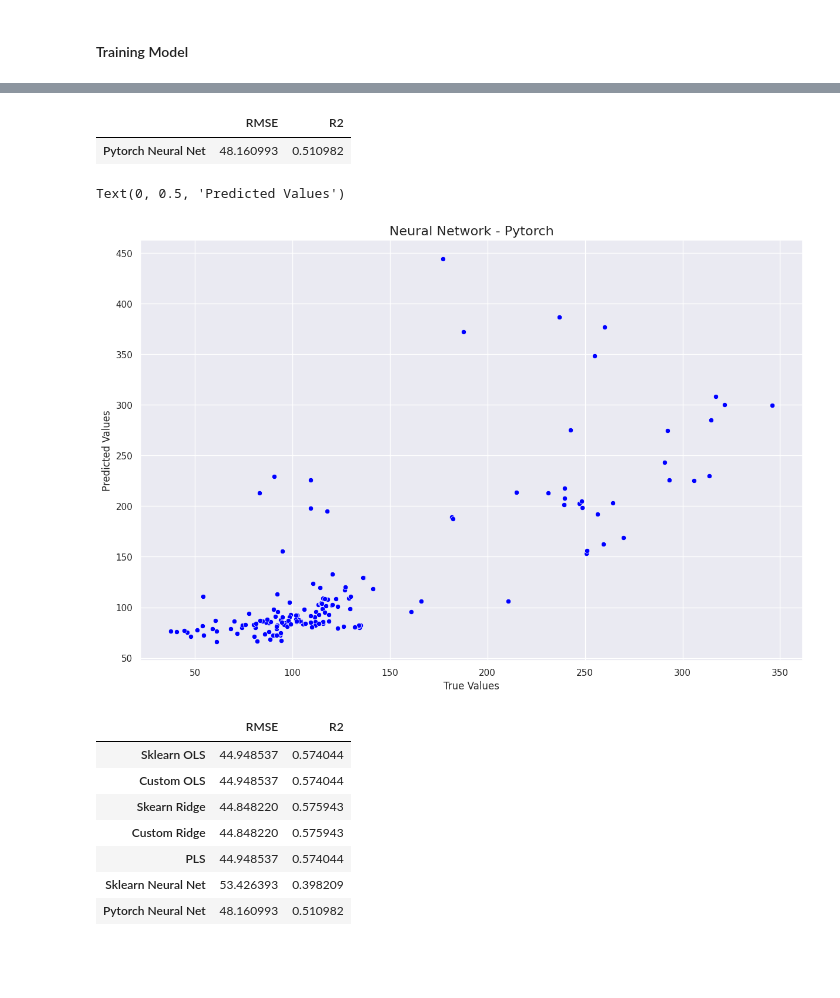
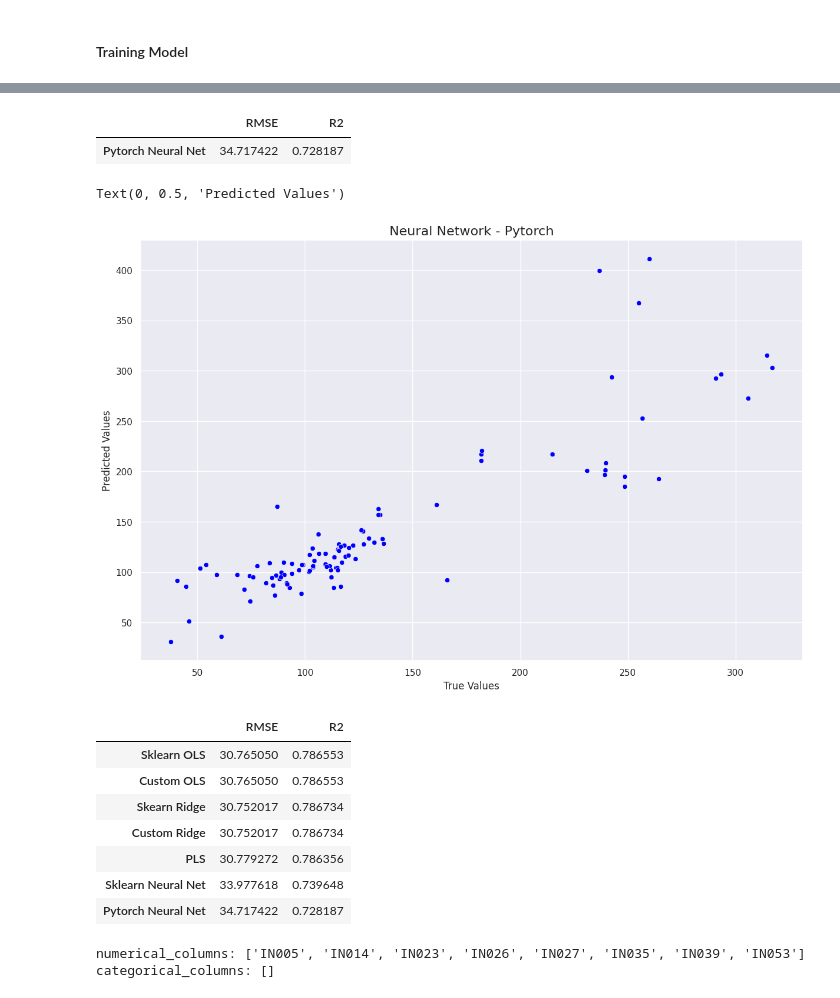
Before and after one commit to rafaelcbpy/Comp_Aplicada_ICA, a Jupyter notebook: notebooks/HW2/regression.ipynb, the cells around one changed output, grey strips where cells are left out. Saved outputs shown, nothing was run; the diff lists cells and outputs as text; code cells hidden in the pictures; blank space fills up the shorter version.

```diff
--- a/notebooks/HW2/regression.ipynb
+++ b/notebooks/HW2/regression.ipynb
@@ -95,9 +95,9 @@ IN063    462
 IN064    463
 dtype: int64
 # %%
-numerical_columns = ['IN017', 'IN025', 'IN053', ]
-categorical_columns = ["tipo_servico"]
-target_col = "IN022"
+numerical_columns = ['IN005', 'IN014', 'IN023', 'IN026', 'IN027', 'IN035', 'IN039', 'IN053']
+categorical_columns = []
+target_col = 'IN022'
 # %%
 df[numerical_columns].isna().sum()
 # %% [output]
@@ -154,7 +159,7 @@ from sklearn.preprocessing import LabelEncoder, MinMaxScaler, OneHotEncoder, Sta
 # %%
 ohe = make_column_transformer(
   (StandardScaler(), numerical_columns),
-  (OneHotEncoder(handle_unknown = 'ignore', sparse_output=False, dtype=float), categorical_columns),
+  (OneHotEncoder(handle_unknown = 'ignore', drop='if_binary',sparse_output=False, dtype=float), categorical_columns),
   remainder='passthrough')
 
 ohe.fit(X_train)
@@ -916,35 +929,40 @@ torch_results = pd.DataFrame([rmse_torch, r2_torch], columns=["Pytorch Neural Ne
 torch_results
 # %% [output]
 |  | RMSE | R2 |
-| Pytorch Neural Net | 48.160993 | 0.510982 |
+| Pytorch Neural Net | 34.717422 | 0.728187 |
 # %%
-pd.DataFrame([rmse_torch, r2_torch], columns=["PLS"], index=["RMSE", "R2"]).T
 fig, ax = plt.subplots(1, 1, figsize=(12, 8), dpi=100, constrained_layout = True)
 # axs = axs.flatten()
 # i=0
 sns.scatterplot(
     x=y_test,
     y=y_hat_np,
     ax=ax,
     color="Blue"
 )
 
 ax.set_title(f"Neural Network - Pytorch", fontsize=16)
 ax.set_xlabel("True Values", fontsize=12)
 ax.set_ylabel("Predicted Values", fontsize=12)
 # %% [output]
 Text(0, 0.5, 'Predicted Values')
-[figure, old version]
+[figure, new version]
 # %%
 # Results Summary
 summary = pd.concat([ols_results, ridge_results, pls_results, sknn_results, torch_results])
 summary
 # %% [output]
 |  | RMSE | R2 |
-| Sklearn OLS | 44.948537 | 0.574044 |
-| Custom OLS | 44.948537 | 0.574044 |
-| Skearn Ridge | 44.848220 | 0.575943 |
-| Custom Ridge | 44.848220 | 0.575943 |
-| PLS | 44.948537 | 0.574044 |
-| Sklearn Neural Net | 53.426393 | 0.398209 |
-| Pytorch Neural Net | 48.160993 | 0.510982 |
+| Sklearn OLS | 30.765050 | 0.786553 |
+| Custom OLS | 30.765050 | 0.786553 |
+| Skearn Ridge | 30.752017 | 0.786734 |
+| Custom Ridge | 30.752017 | 0.786734 |
+| PLS | 30.779272 | 0.786356 |
+| Sklearn Neural Net | 33.977618 | 0.739648 |
+| Pytorch Neural Net | 34.717422 | 0.728187 |
+# %%
+print("numerical_columns:", numerical_columns)
+print("categorical_columns:", categorical_columns)
+# %% [output]
+numerical_columns: ['IN005', 'IN014', 'IN023', 'IN026', 'IN027', 'IN035', 'IN039', 'IN053']
+categorical_columns: []
```
Also changed, not shown: parts of 27 cells of this notebook, 1 other file.
